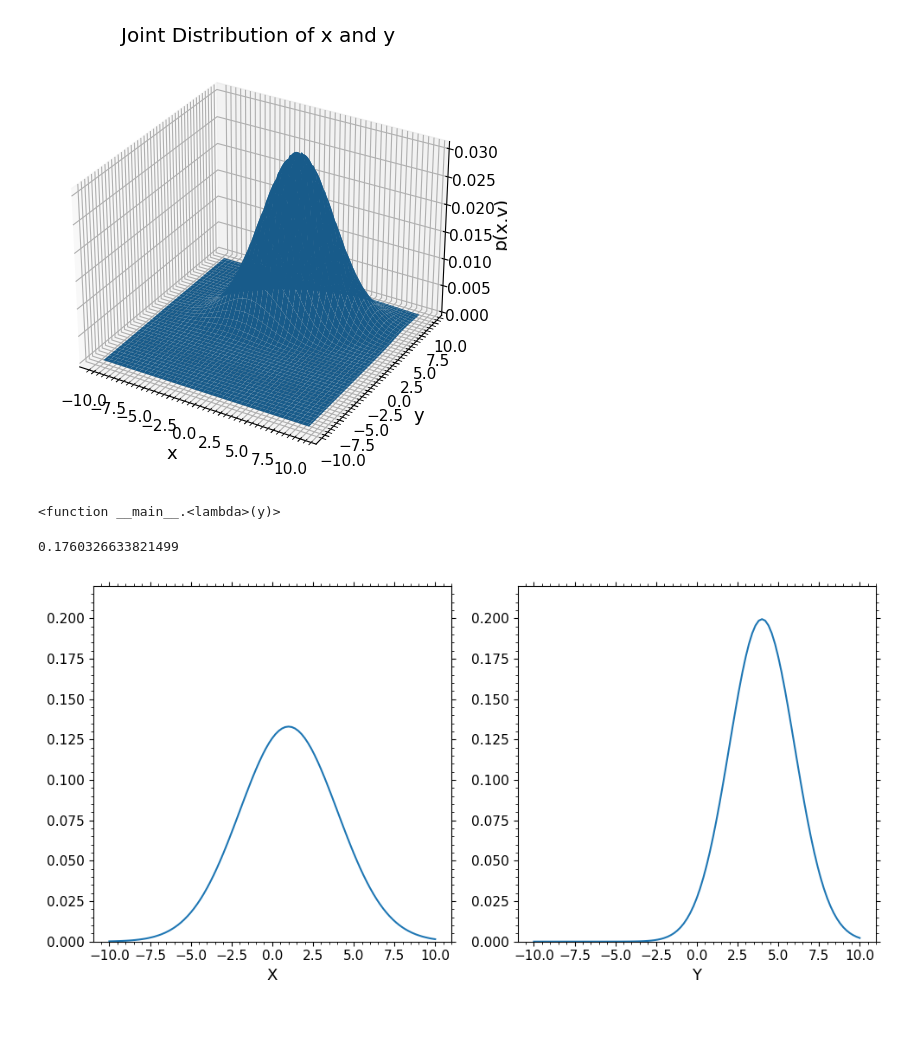
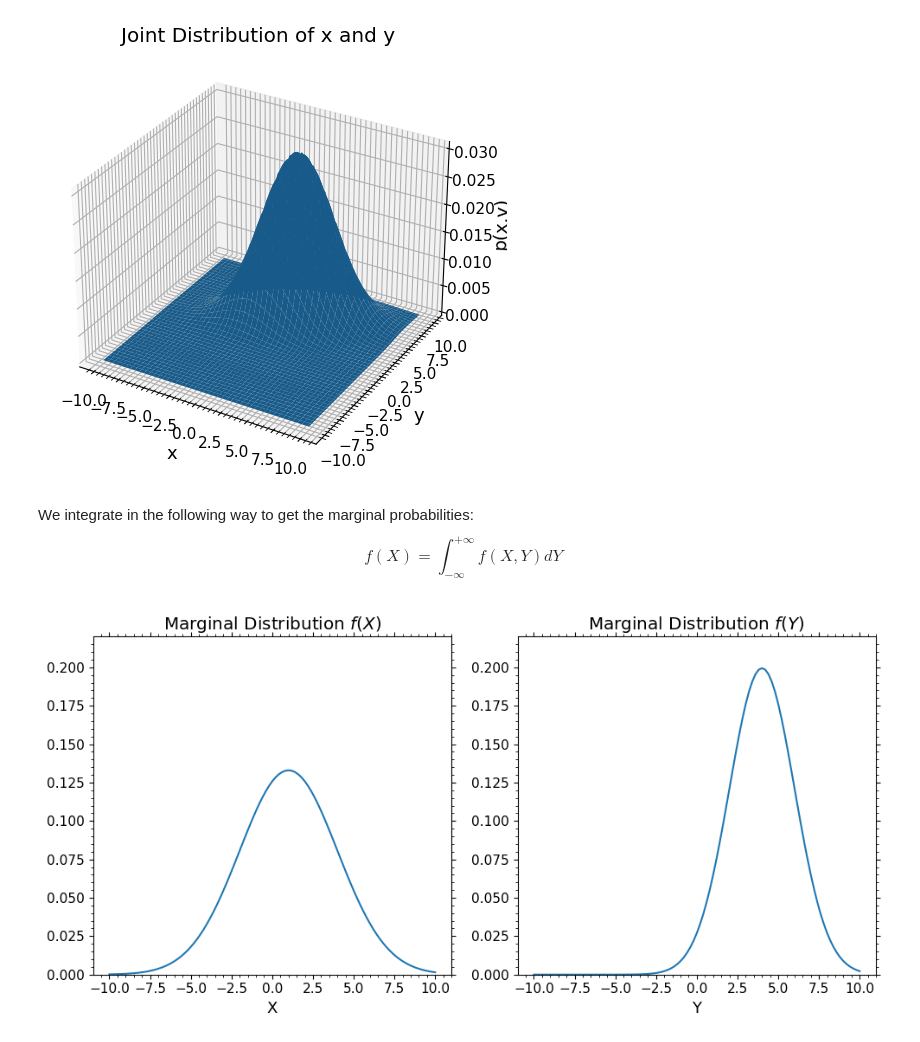
Before and after one commit to james-hughes1/mphildis-coursework, a Jupyter notebook: principles-of-data-science/Examples2.ipynb, the cells around one changed output. Saved outputs shown, nothing was run; the diff lists cells and outputs as text; code cells hidden in the pictures.

```diff
--- a/principles-of-data-science/Examples2.ipynb
+++ b/principles-of-data-science/Examples2.ipynb
@@ -23,14 +27,14 @@ ax = plt.figure().add_subplot(projection='3d')
 
 Mu = np.array([[1], [4]])
 V = np.array([[9, 3], [3, 4]])
-MVN_xy = lambda x: MVN(x, m=Mu, v=V)
+MVN_XY = lambda x: MVN(x, m=Mu, v=V)
 
 X = np.linspace(-10, 10, 401)
 Y = np.linspace(-10, 10, 401)
 X, Y = np.meshgrid(X, Y)
 
 W = np.vstack([X.flatten(), Y.flatten()])
-Z = np.apply_along_axis(MVN_xy, arr=W, axis=0).reshape(X.shape)
+Z = np.apply_along_axis(MVN_XY, arr=W, axis=0).reshape(X.shape)
 
 surf = ax.plot_surface(X, Y, Z)
 
@@ -42,29 +46,28 @@ ax.set_title("Joint Distribution of x and y")
 plt.show()
 # %% [output]
 [figure]
-# %%
-lambda y: integ.quad(lambda x: MVN_xy(np.array([[x], [y]])), -np.inf, np.inf)[0]
-# %% [output]
-<function __main__.<lambda>(y)>
-# %%
-MVN_Y(5)
-# %% [output]
-0.1760326633821499
+# %% [markdown]
+We integrate in the following way to get the marginal probabilities:
+$$f(X) = \int_{-\infty}^{+\infty}f(X,Y)dY$$
 # %%
-MVN_Y = np.vectorize(lambda y: integ.quad(lambda x: MVN_xy(np.array([[x], [y]])), -np.inf, np.inf)[0])
-MVN_X = np.vectorize(lambda x: integ.quad(lambda y: MVN_xy(np.array([[x], [y]])), -np.inf, np.inf)[0])
+MVN_X = np.vectorize(lambda x: integ.quad(lambda y: MVN_XY(np.array([[x], [y]])), -np.inf, np.inf)[0])
+MVN_Y = np.vectorize(lambda y: integ.quad(lambda x: MVN_XY(np.array([[x], [y]])), -np.inf, np.inf)[0])
 # %%
 fig = plt.figure(figsize=(10,5))
 grid = gs.GridSpec(1, 2)
 
+W = np.linspace(-10,10,101)
+
+marginal_X = MVN_X(W)
 ax1 = plt.subplot(grid[0,0])
-ax1.plot(np.linspace(-10,10,101), MVN_X(np.linspace(-10,10,101)))
-ax1.set(xlabel="X", ylim=(0,0.22))
+ax1.plot(W, marginal_X)
+ax1.set(xlabel="X", ylim=(0,0.22), title="Marginal Distribution $f(X)$")
 
+marginal_Y = MVN_Y(W)
 ax2 = plt.subplot(grid[0,1])
-ax2.plot(np.linspace(-10,10,101), MVN_Y(np.linspace(-10,10,101)))
-ax2.set(xlabel="Y", ylim=(0,0.22))
+ax2.plot(W, marginal_Y)
+ax2.set(xlabel="Y", ylim=(0,0.22), title="Marginal Distribution $f(Y)$")
 
 plt.show()
 # %% [output]
-[figure, old version]
+[figure, new version]
```
Also changed, not shown: parts of 17 cells of this notebook, 4 other files.
